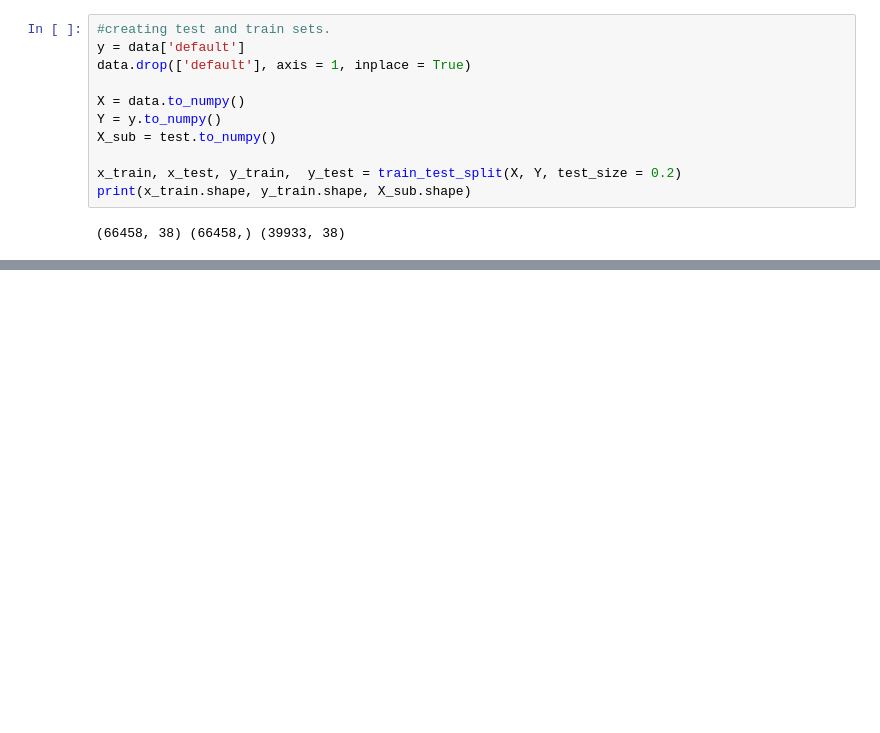
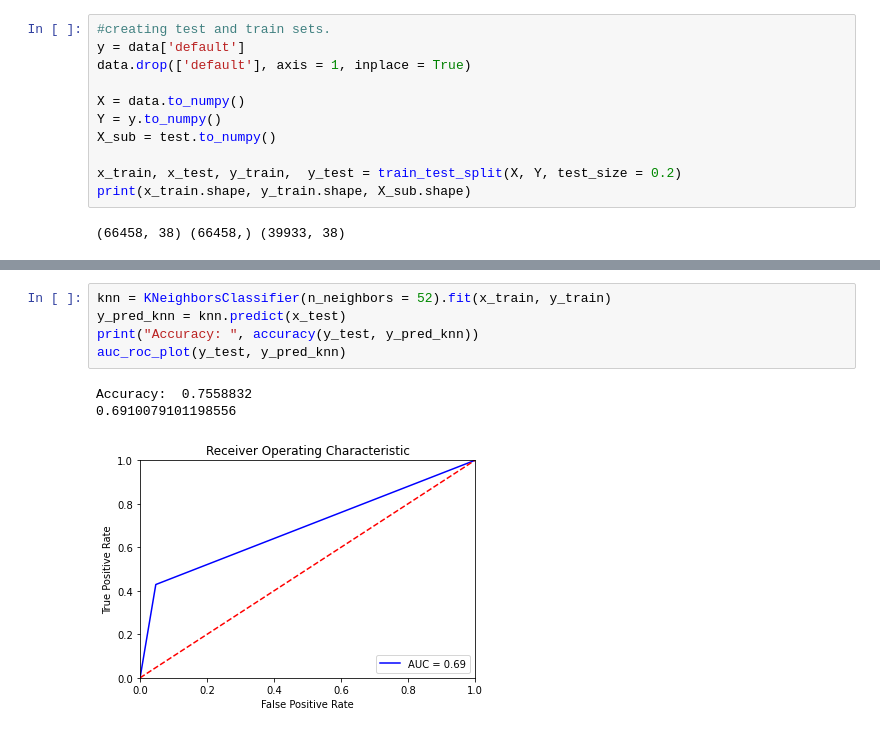
Before and after one commit to AbhayMudgal/PD_prediction, a Jupyter notebook: Default_Prediction.ipynb, the cells around one changed output, grey strips where cells are left out. Drawn from its saved outputs; the diff is of its cells as text; blank space fills up the shorter version.

```diff
--- a/Default_Prediction.ipynb
+++ b/Default_Prediction.ipynb
@@ -652,0 +754,9 @@ print(x_train.shape, y_train.shape, X_sub.shape)
+# %%
+knn = KNeighborsClassifier(n_neighbors = 52).fit(x_train, y_train)
+y_pred_knn = knn.predict(x_test)
+print("Accuracy: ", accuracy(y_test, y_pred_knn))
+auc_roc_plot(y_test, y_pred_knn)
+# %% [output]
+Accuracy:  0.7558832
+0.6910079101198556
+[figure, added]
```
Also changed, not shown: parts of 13 cells of this notebook.
